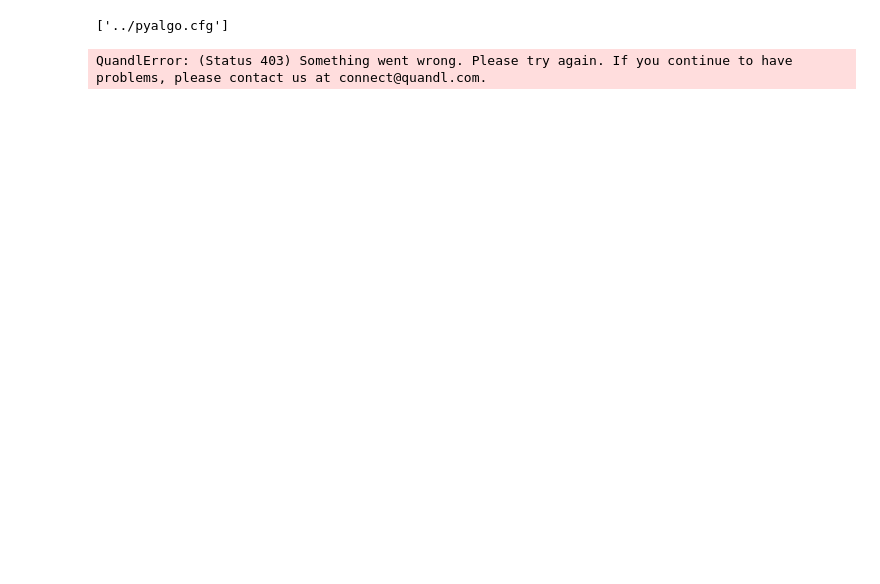
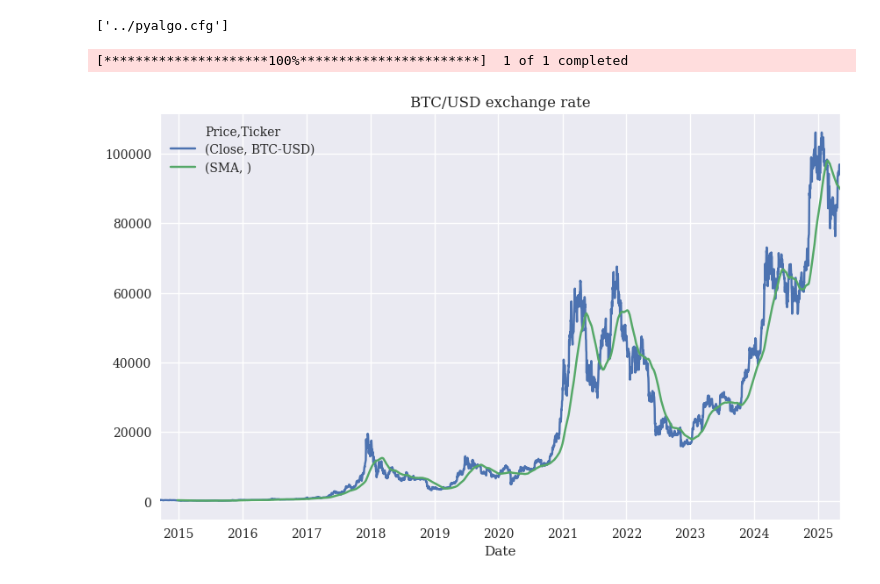
Before and after one commit to nicolassalok1/AlgoTrading, a Jupyter notebook: ch01/01_pyalgo.ipynb, the cells around one changed output. Cells and saved outputs as stored; diff of their text form; code cells hidden in the pictures; blank space fills up the shorter version.

```diff
--- a/ch01/01_pyalgo.ipynb
+++ b/ch01/01_pyalgo.ipynb
@@ -51,12 +51,36 @@ c.read('../pyalgo.cfg')  # adjust path to your cred file
 # %% [output]
 ['../pyalgo.cfg']
 # %%
-import quandl as q
-q.ApiConfig.api_key = c['quandl']['api_key']
-d = q.get('BCHAIN/MKPRU')
-d['SMA'] = d['Value'].rolling(100).mean()
-d.loc['2013-1-1':].plot(title='BTC/USD exchange rate',
-                        figsize=(10, 6));
+#import quandl as q
+#q.ApiConfig.api_key = "VOTRE_CLÉ_API_QUANDL"
+
+#d = q.get('BCHAIN/MKPRU')
+#d['SMA'] = d['Value'].rolling(100).mean()
+#d.loc['2013-1-1':].plot(
+#    title='BTC/USD exchange rate',
+#    figsize=(10, 6)
+#);
-# %% [output]
-QuandlError: (Status 403) Something went wrong. Please try again. If you continue to have problems, please contact us at connect@quandl.com.
+# %%
+# %%
+# Utilisation de yfinance au lieu de Quandl pour obtenir les données Bitcoin
+import pandas as pd
+import numpy as np
+import matplotlib.pyplot as plt
+import yfinance as yf
+
+# Récupération des données Bitcoin depuis Yahoo Finance
+# BTC-USD est le symbole pour Bitcoin sur Yahoo Finance
+btc = yf.download('BTC-USD', start='2013-01-01')
+
+# Calcul de la moyenne mobile sur 100 jours
+btc['SMA'] = btc['Close'].rolling(100).mean()
+
+# Affichage du graphique
+btc['2013-01-01':].loc[:, ['Close', 'SMA']].plot(
+    title='BTC/USD exchange rate',
+    figsize=(10, 6)
+);
+# %% [output]
+[*********************100%***********************]  1 of 1 completed
+[figure, added]
 # %%
```
Also changed, not shown: parts of 3 cells of this notebook.
